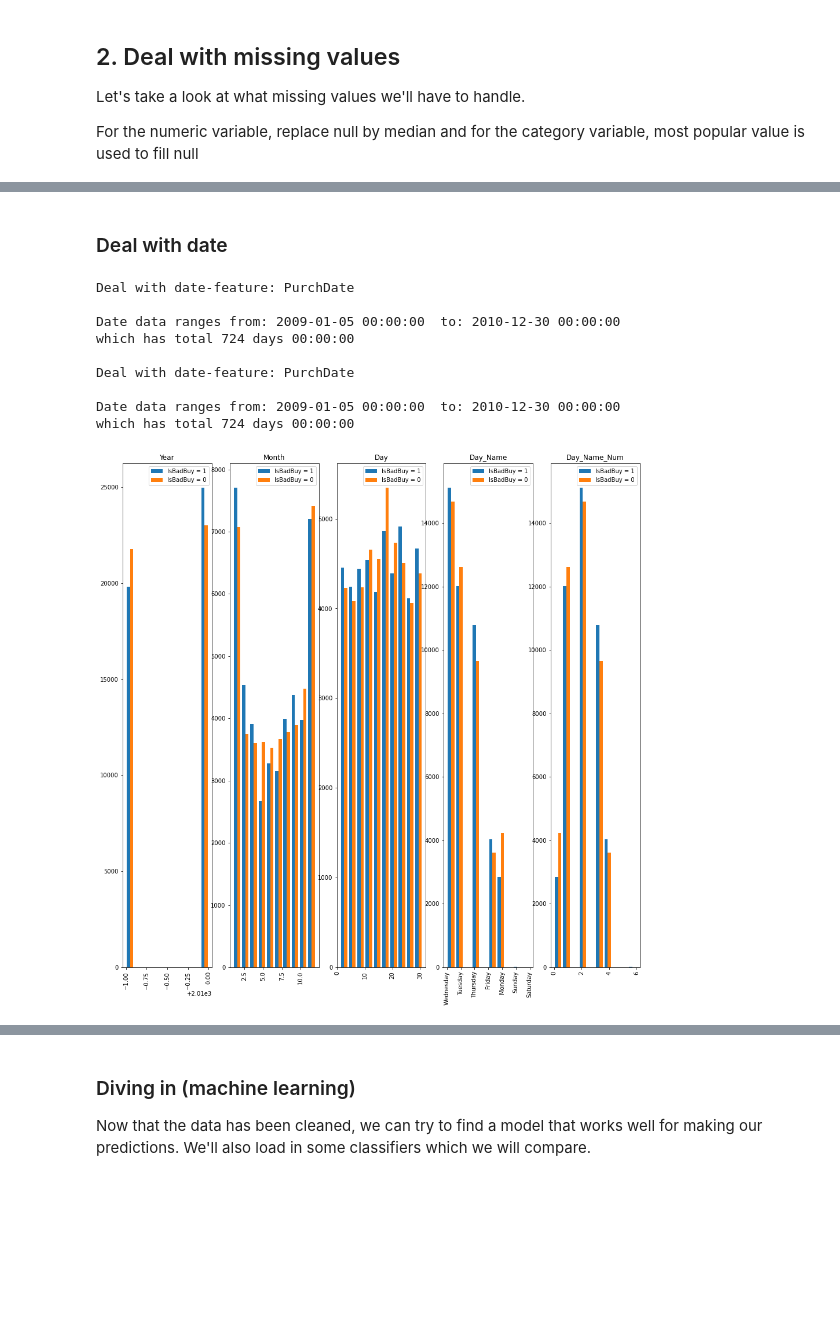
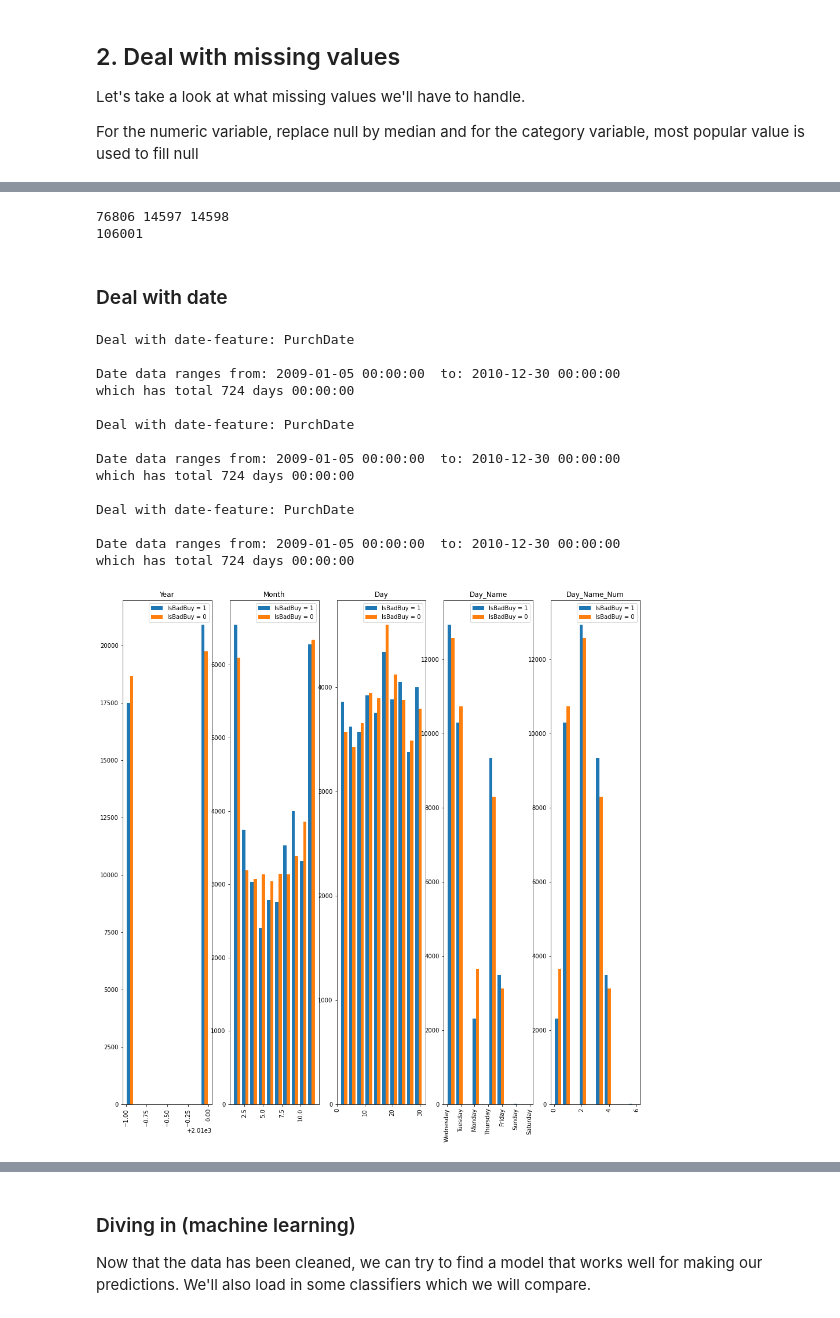
Before and after one commit to pchuy1906/AAA, a Jupyter notebook: Kaggle_Dont_Get_Kicked/Dont_Get_Kicked.ipynb, the cells around one changed output, grey strips where cells are left out. Cells and saved outputs as stored; diff of their text form; code cells hidden in the pictures; blank space fills up the shorter version.

```diff
--- a/Kaggle_Dont_Get_Kicked/Dont_Get_Kicked.ipynb
+++ b/Kaggle_Dont_Get_Kicked/Dont_Get_Kicked.ipynb
@@ -111,0 +99,7 @@ valid = pd.concat([valid_downsample, valid_upsample], ignore_index=True)
+# %%
+from sklearn.model_selection import train_test_split
+
+def split_train_validation_test(df, train_size, validation_size, test_size):
+    train_validation, test = train_test_split(df, test_size=test_size)
+    train, validation = train_test_split(train_validation, test_size=validation_size/(validation_size+train_size))
+    return train, validation, test
@@ -187,6 +202,6 @@ train.drop(labels=feature, axis='columns', inplace=True)
 # %%
 # Create the function to plot figures
-def his_plot(df, features_plot, target_feature, ncolplot, rotang):
+def his_plot(df, features_plot, target_feature, ncolplot, rot_ang_xaxis):
     nfig = len(features_plot)
     nrowplot = np.int(np.ceil(nfig/ncolplot))
     fig, axs = plt.subplots(nrowplot, ncolplot, figsize=(16,16))
@@ -200,12 +215,12 @@ def his_plot(df, features_plot, target_feature, ncolplot, rotang):
             axs[id_row,id_col].hist(data_hist, label=labels)
             axs[id_row,id_col].legend(prop={'size': 10})
             axs[id_row,id_col].set_title(feature)
-            axs[id_row,id_col].xaxis.set_tick_params(rotation=rotang)
+            axs[id_row,id_col].xaxis.set_tick_params(rotation=rot_ang_xaxis)
         except:
             axs[id_col].hist(data_hist, label=labels)
             axs[id_col].legend(prop={'size': 10})
             axs[id_col].set_title(feature)
-            axs[id_col].xaxis.set_tick_params(rotation=rotang)
+            axs[id_col].xaxis.set_tick_params(rotation=rot_ang_xaxis)
         num += 1
 # %%
 col_num = list(train.select_dtypes(include=['float64','int64']).columns)
@@ -361,0 +334,19 @@ fill_missing(valid)
+# %%
+def fill_missing_train_validation_test(train, validation, test):
+    ntrain = train.shape[0]
+    nvalidation = validation.shape[0]
+    ntest = test.shape[0]
+    print (ntrain, nvalidation, ntest)
+    #
+    df = pd.concat([train, validation, test], ignore_index=True)
+    print (df.shape[0])
+    all_null = df.columns[df.isnull().any()]
+    for col in all_null:
+        try:
+            df[col].fillna(df[col].mode()[0], inplace=True)
+        except:
+            df[col].fillna(df[col].median(), inplace=True)
+    train = df[:ntrain]
+    validation = df[ntrain:ntrain+nvalidation]
+    test = df[-ntest:]
+    return train, validation, test
@@ -362,3 +378,8 @@ fill_missing(valid)
+# %%
+train, validation, test = fill_missing_train_validation_test(train=train, validation=validation, test=test)
+# %% [output]
+76806 14597 14598
+106001
 # %% [markdown]
 ### Deal with date
 # %%
@@ -382,7 +403,8 @@ def deal_with_date(df, date_feature):
     df['cosDay_Name_Num'] = np.cos(df['Day_Name_Num'] * 2.0 *np.pi/7.0)
 # %%
 deal_with_date(df=train, date_feature='PurchDate')
-deal_with_date(df=valid, date_feature='PurchDate')
+deal_with_date(df=validation, date_feature='PurchDate')
+deal_with_date(df=test, date_feature='PurchDate')
 # %% [output]
 Deal with date-feature: PurchDate
 
@@ -393,8 +415,13 @@ Deal with date-feature: PurchDate
 
 Date data ranges from: 2009-01-05 00:00:00  to: 2010-12-30 00:00:00
 which has total 724 days 00:00:00
+
+Deal with date-feature: PurchDate
+
+Date data ranges from: 2009-01-05 00:00:00  to: 2010-12-30 00:00:00
+which has total 724 days 00:00:00
 # %%
 col_plot = ['Year', 'Month', 'Day', 'Day_Name', 'Day_Name_Num']
-his_plot(df=train, features_plot=col_plot, target_feature='IsBadBuy', ncolplot=5, rotang = 90)
+his_plot(df=train, features_plot=col_plot, target_feature='IsBadBuy', ncolplot=5, rot_ang_xaxis = 90)
 # %% [output]
-[figure, old version]
+[figure, new version]
```
Also changed, not shown: parts of 43 cells of this notebook.
